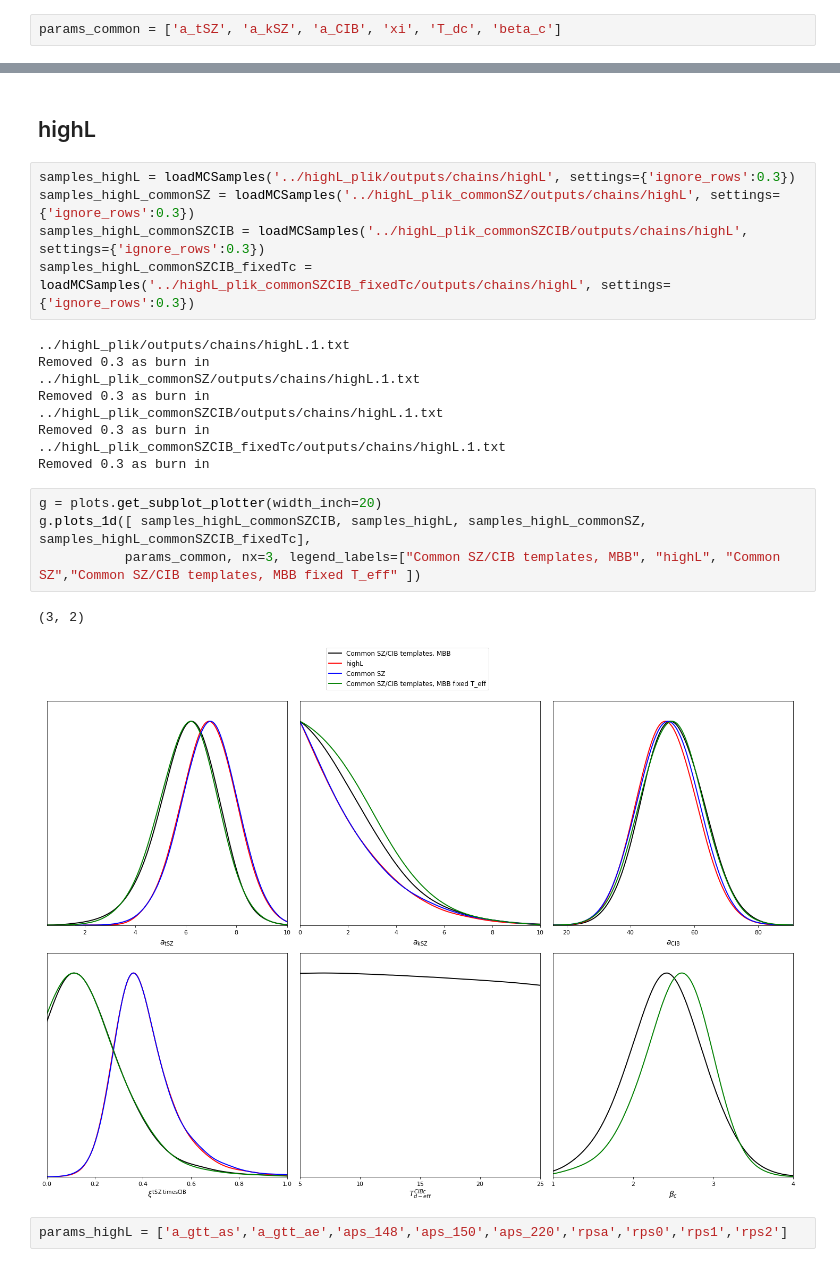
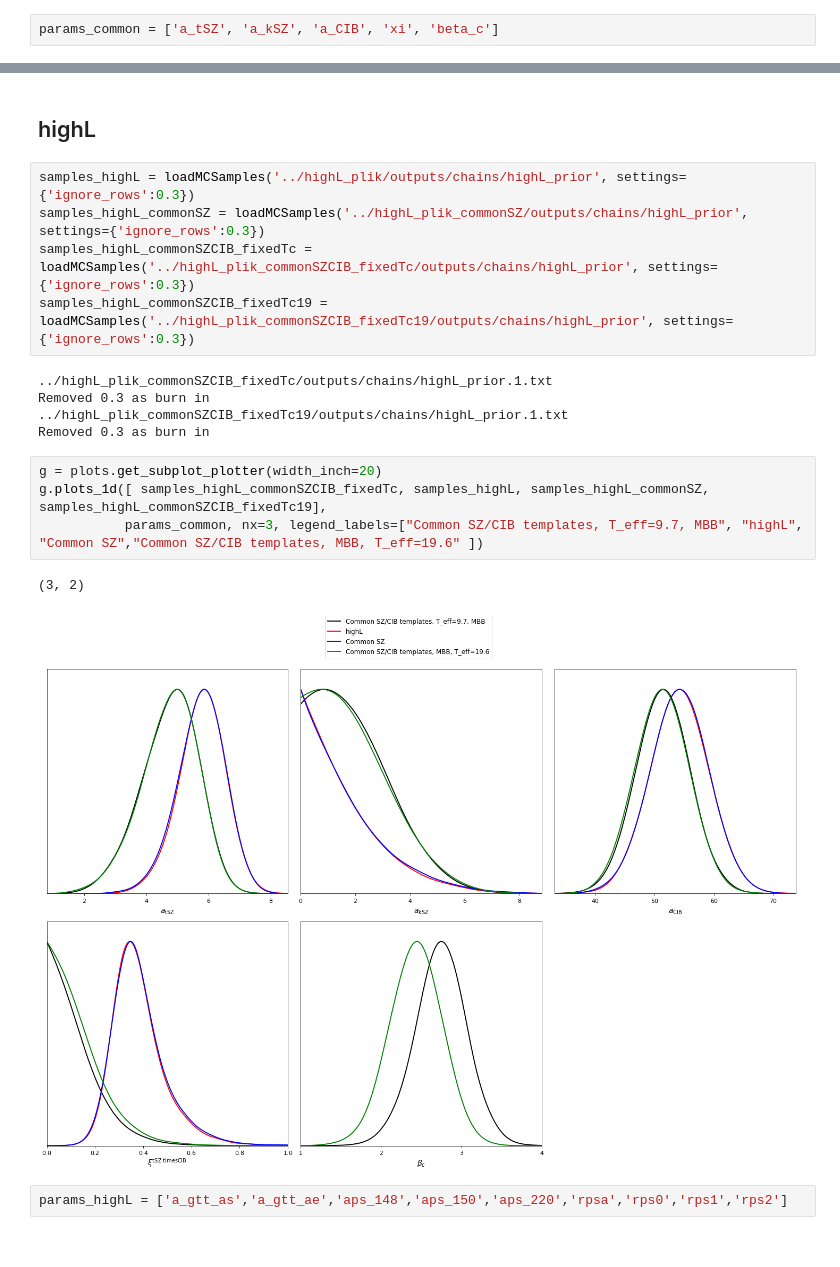
Before and after one commit to beringueb/DR6_fgmodels, a Jupyter notebook: notebooks/Plots.ipynb, the cells around one changed output, grey strips where cells are left out. Cells and saved outputs as stored; diff of their text form.

```diff
--- a/notebooks/Plots.ipynb
+++ b/notebooks/Plots.ipynb
@@ -11,7 +11,7 @@ samples_planck_commonSZCIB_fixedTc = loadMCSamples('../highL_plik_commonSZCIB_fi
 ../highL_plik_commonSZCIB_fixedTc/outputs/chains/plik.1.txt
 Removed 0.3 as burn in
 # %%
-params_common = ['a_tSZ', 'a_kSZ', 'a_CIB', 'xi', 'T_dc', 'beta_c']
+params_common = ['a_tSZ', 'a_kSZ', 'a_CIB', 'xi', 'beta_c']
 # %%
 g = plots.get_subplot_plotter(width_inch=20)
 g.plots_1d([ samples_planck_commonSZCIB, samples_plik, samples_planck_commonSZ, samples_planck_commonSZCIB_fixedTc],
@@ -35,26 +35,22 @@ g.plots_1d([ samples_planck_commonSZCIB, samples_plik, samples_planck_commonSZ,
 # %% [markdown]
 ## highL
 # %%
-samples_highL = loadMCSamples('../highL_plik/outputs/chains/highL', settings={'ignore_rows':0.3})
-samples_highL_commonSZ = loadMCSamples('../highL_plik_commonSZ/outputs/chains/highL', settings={'ignore_rows':0.3})
-samples_highL_commonSZCIB = loadMCSamples('../highL_plik_commonSZCIB/outputs/chains/highL', settings={'ignore_rows':0.3})
-samples_highL_commonSZCIB_fixedTc = loadMCSamples('../highL_plik_commonSZCIB_fixedTc/outputs/chains/highL', settings={'ignore_rows':0.3})
+samples_highL = loadMCSamples('../highL_plik/outputs/chains/highL_prior', settings={'ignore_rows':0.3})
+samples_highL_commonSZ = loadMCSamples('../highL_plik_commonSZ/outputs/chains/highL_prior', settings={'ignore_rows':0.3})
+samples_highL_commonSZCIB_fixedTc = loadMCSamples('../highL_plik_commonSZCIB_fixedTc/outputs/chains/highL_prior', settings={'ignore_rows':0.3})
+samples_highL_commonSZCIB_fixedTc19 = loadMCSamples('../highL_plik_commonSZCIB_fixedTc19/outputs/chains/highL_prior', settings={'ignore_rows':0.3})
 # %% [output]
-../highL_plik/outputs/chains/highL.1.txt
+../highL_plik_commonSZCIB_fixedTc/outputs/chains/highL_prior.1.txt
 Removed 0.3 as burn in
-../highL_plik_commonSZ/outputs/chains/highL.1.txt
+../highL_plik_commonSZCIB_fixedTc19/outputs/chains/highL_prior.1.txt
 Removed 0.3 as burn in
-../highL_plik_commonSZCIB/outputs/chains/highL.1.txt
-Removed 0.3 as burn in
-../highL_plik_commonSZCIB_fixedTc/outputs/chains/highL.1.txt
-Removed 0.3 as burn in
 # %%
 g = plots.get_subplot_plotter(width_inch=20)
-g.plots_1d([ samples_highL_commonSZCIB, samples_highL, samples_highL_commonSZ, samples_highL_commonSZCIB_fixedTc],
-           params_common, nx=3, legend_labels=["Common SZ/CIB templates, MBB", "highL", "Common SZ","Common SZ/CIB templates, MBB fixed T_eff" ])
+g.plots_1d([ samples_highL_commonSZCIB_fixedTc, samples_highL, samples_highL_commonSZ, samples_highL_commonSZCIB_fixedTc19],
+           params_common, nx=3, legend_labels=["Common SZ/CIB templates, T_eff=9.7, MBB", "highL", "Common SZ","Common SZ/CIB templates, MBB, T_eff=19.6" ])
 # %% [output]
 (3, 2)
-[figure, old version]
+[figure, new version]
 # %%
 params_highL = ['a_gtt_as','a_gtt_ae','aps_148','aps_150','aps_220','rpsa','rps0','rps1','rps2']
 # %%
```
Also changed, not shown: parts of 5 cells of this notebook, 1 other file.
